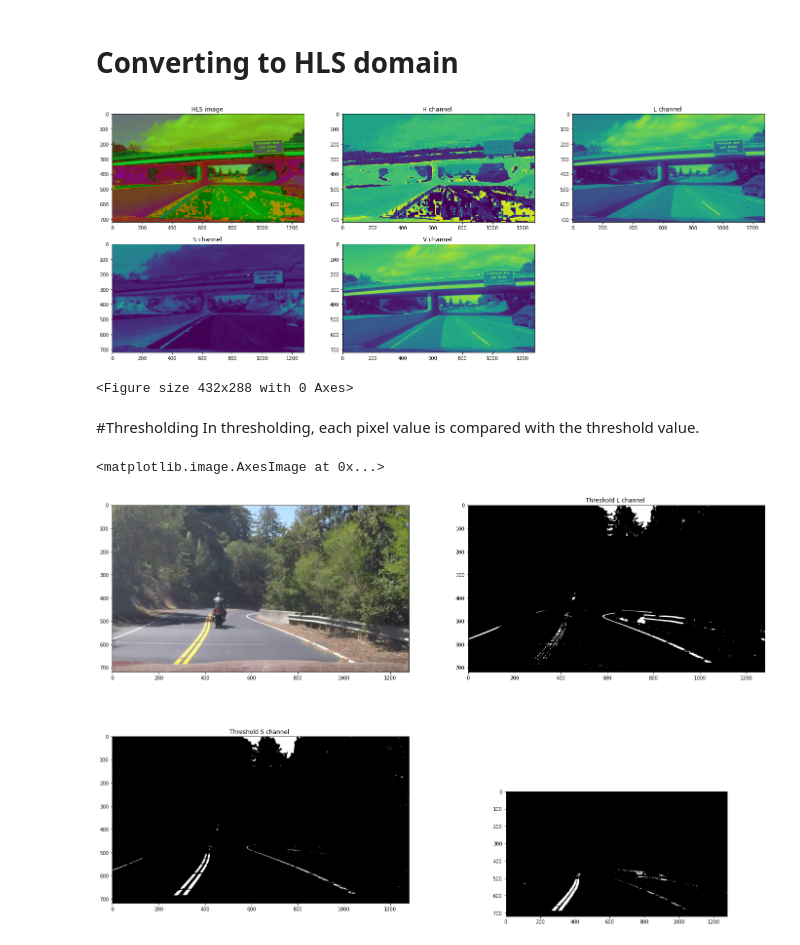
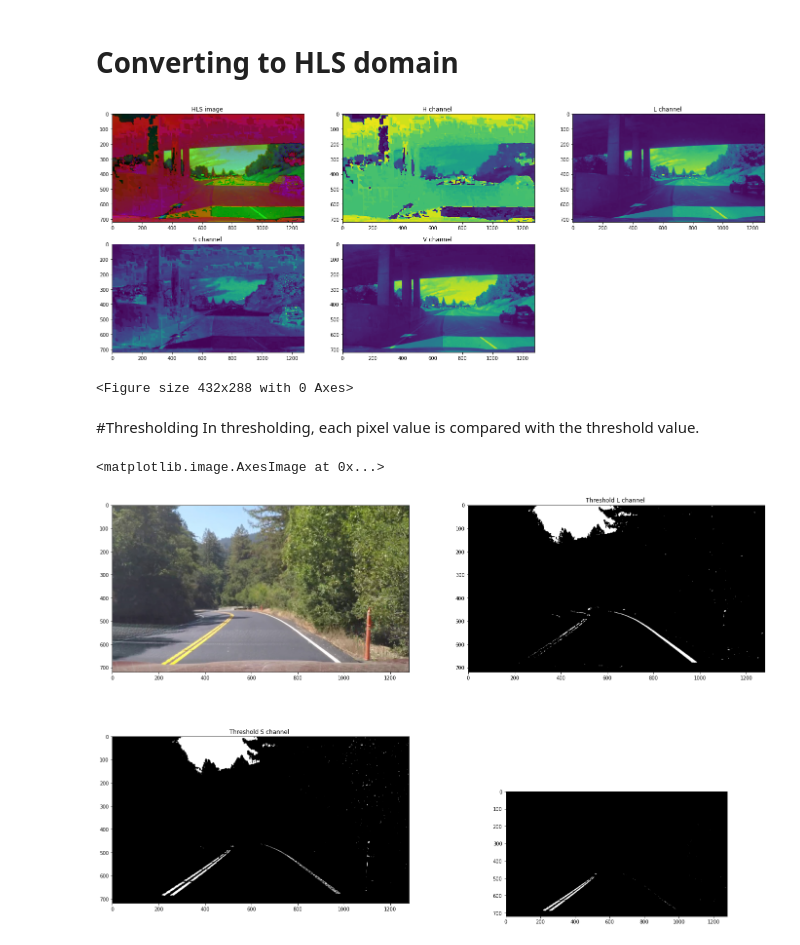
Before and after one commit to MohamedAbdelAzeem/Lane-Detection, a Jupyter notebook: Lane_Detection.ipynb, the cells around one changed output. Drawn from its saved outputs; the diff is of its cells as text; code cells hidden in the pictures.

```diff
--- a/Lane_Detection.ipynb
+++ b/Lane_Detection.ipynb
@@ -89,9 +89,9 @@ def plot(img):
 
     plt.figure()
 # %%
-plot(images[1])
+plot(images[2])
 # %% [output]
-[figure, old version]
+[figure, new version]
 <Figure size 432x288 with 0 Axes>
 # %% [markdown]
 #Thresholding
@@ -111,11 +111,12 @@ def threshold_abs(img, lo, hi):
 #original image
 f = plt.figure(figsize=(24, 16))
 ax1 = f.add_subplot(2, 2, 1)
-ax1.imshow(images2[2])
+ax1.imshow(images2[1])
+
 
 #convert to HLS
-hls = cv2.cvtColor(images2[2], cv2.COLOR_RGB2HLS)
-hsv = cv2.cvtColor(images2[2], cv2.COLOR_RGB2HSV)
+hls = cv2.cvtColor(images2[1], cv2.COLOR_RGB2HLS)
+hsv = cv2.cvtColor(images2[1], cv2.COLOR_RGB2HSV)
 h_channel = hls[:,:,0]
 l_channel = hls[:,:,1]
 s_channel = hls[:,:,2]
@@ -136,10 +137,12 @@ ax3.imshow(thresh_Lchannel2, vmin=0, vmax=255, cmap='gray')
 ax3.title.set_text('Threshold S channel ')
 
 
+res = threshold_abs(h_channel, 20, 30)
+res &= threshold_rel(s_channel, 0.7, 1.0)
+
+
 ax4 = f.add_subplot(3 ,2, 6)
-res = threshold_abs(h_channel, 20, 30)
-res &= threshold_rel(v_channel, 0.7, 1.0)
 ax4.imshow(res, vmin=0, vmax=255, cmap='gray')
 # %% [output]
 <matplotlib.image.AxesImage at 0x...>
-[figure, old version]
+[figure, new version]
```
Also changed, not shown: parts of 2 cells of this notebook.
